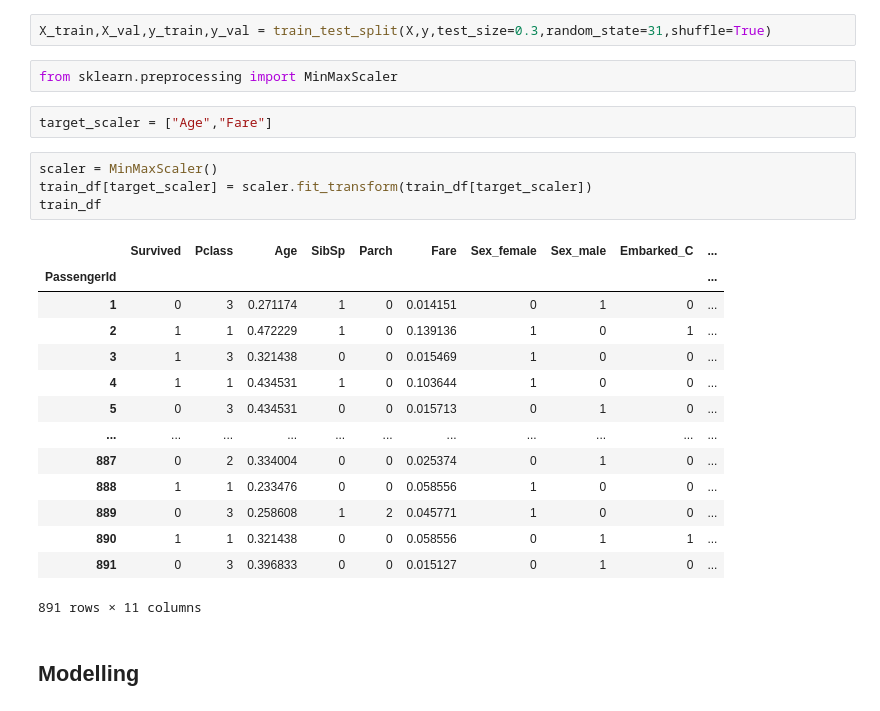
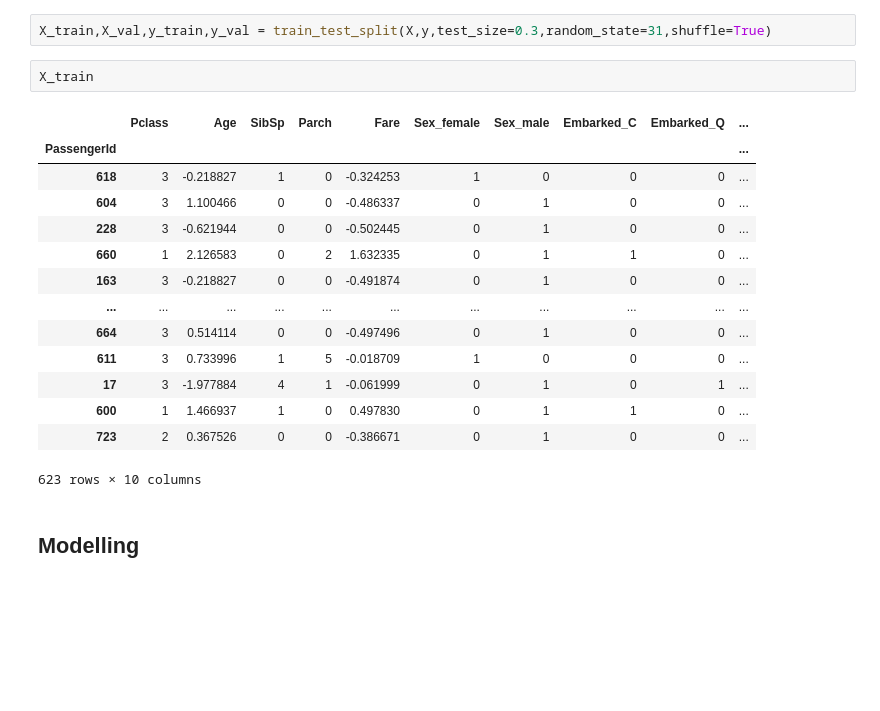
Before and after one commit to D-Aditya-Amarnath/Titanic, a Jupyter notebook: titanic.ipynb, the cells around one changed output. Saved outputs shown, nothing was run; the diff lists cells and outputs as text; blank space fills up the shorter version.

```diff
--- a/titanic.ipynb
+++ b/titanic.ipynb
@@ -595,29 +616,23 @@ y = train_df['Survived'].copy()
 X = train_df.drop('Survived',axis=1).copy()
 # %%
 X_train,X_val,y_train,y_val = train_test_split(X,y,test_size=0.3,random_state=31,shuffle=True)
-# %%
-from sklearn.preprocessing import MinMaxScaler
-# %%
-target_scaler = ["Age","Fare"]
-# %%
-scaler = MinMaxScaler()
-train_df[target_scaler] = scaler.fit_transform(train_df[target_scaler])
-train_df
-# %% [output]
-|  | Survived | Pclass | Age | SibSp | Parch | Fare | Sex_female | Sex_male | Embarked_C | ... |
-| PassengerId |  |  |  |  |  |  |  |  |  | ... |
-| 1 | 0 | 3 | 0.271174 | 1 | 0 | 0.014151 | 0 | 1 | 0 | ... |
-| 2 | 1 | 1 | 0.472229 | 1 | 0 | 0.139136 | 1 | 0 | 1 | ... |
-| 3 | 1 | 3 | 0.321438 | 0 | 0 | 0.015469 | 1 | 0 | 0 | ... |
-| 4 | 1 | 1 | 0.434531 | 1 | 0 | 0.103644 | 1 | 0 | 0 | ... |
-| 5 | 0 | 3 | 0.434531 | 0 | 0 | 0.015713 | 0 | 1 | 0 | ... |
-| ... | ... | ... | ... | ... | ... | ... | ... | ... | ... | ... |
-| 887 | 0 | 2 | 0.334004 | 0 | 0 | 0.025374 | 0 | 1 | 0 | ... |
-| 888 | 1 | 1 | 0.233476 | 0 | 0 | 0.058556 | 1 | 0 | 0 | ... |
-| 889 | 0 | 3 | 0.258608 | 1 | 2 | 0.045771 | 1 | 0 | 0 | ... |
-| 890 | 1 | 1 | 0.321438 | 0 | 0 | 0.058556 | 0 | 1 | 1 | ... |
-| 891 | 0 | 3 | 0.396833 | 0 | 0 | 0.015127 | 0 | 1 | 0 | ... |
-891 rows × 11 columns
+# %%
+X_train
+# %% [output]
+|  | Pclass | Age | SibSp | Parch | Fare | Sex_female | Sex_male | Embarked_C | Embarked_Q | ... |
+| PassengerId |  |  |  |  |  |  |  |  |  | ... |
+| 618 | 3 | -0.218827 | 1 | 0 | -0.324253 | 1 | 0 | 0 | 0 | ... |
+| 604 | 3 | 1.100466 | 0 | 0 | -0.486337 | 0 | 1 | 0 | 0 | ... |
+| 228 | 3 | -0.621944 | 0 | 0 | -0.502445 | 0 | 1 | 0 | 0 | ... |
+| 660 | 1 | 2.126583 | 0 | 2 | 1.632335 | 0 | 1 | 1 | 0 | ... |
+| 163 | 3 | -0.218827 | 0 | 0 | -0.491874 | 0 | 1 | 0 | 0 | ... |
+| ... | ... | ... | ... | ... | ... | ... | ... | ... | ... | ... |
+| 664 | 3 | 0.514114 | 0 | 0 | -0.497496 | 0 | 1 | 0 | 0 | ... |
+| 611 | 3 | 0.733996 | 1 | 5 | -0.018709 | 1 | 0 | 0 | 0 | ... |
+| 17 | 3 | -1.977884 | 4 | 1 | -0.061999 | 0 | 1 | 0 | 1 | ... |
+| 600 | 1 | 1.466937 | 1 | 0 | 0.497830 | 0 | 1 | 1 | 0 | ... |
+| 723 | 2 | 0.367526 | 0 | 0 | -0.386671 | 0 | 1 | 0 | 0 | ... |
+623 rows × 10 columns
 # %% [markdown]
 ## Modelling
 # %% [markdown]
```
Also changed, not shown: parts of 29 cells of this notebook.
